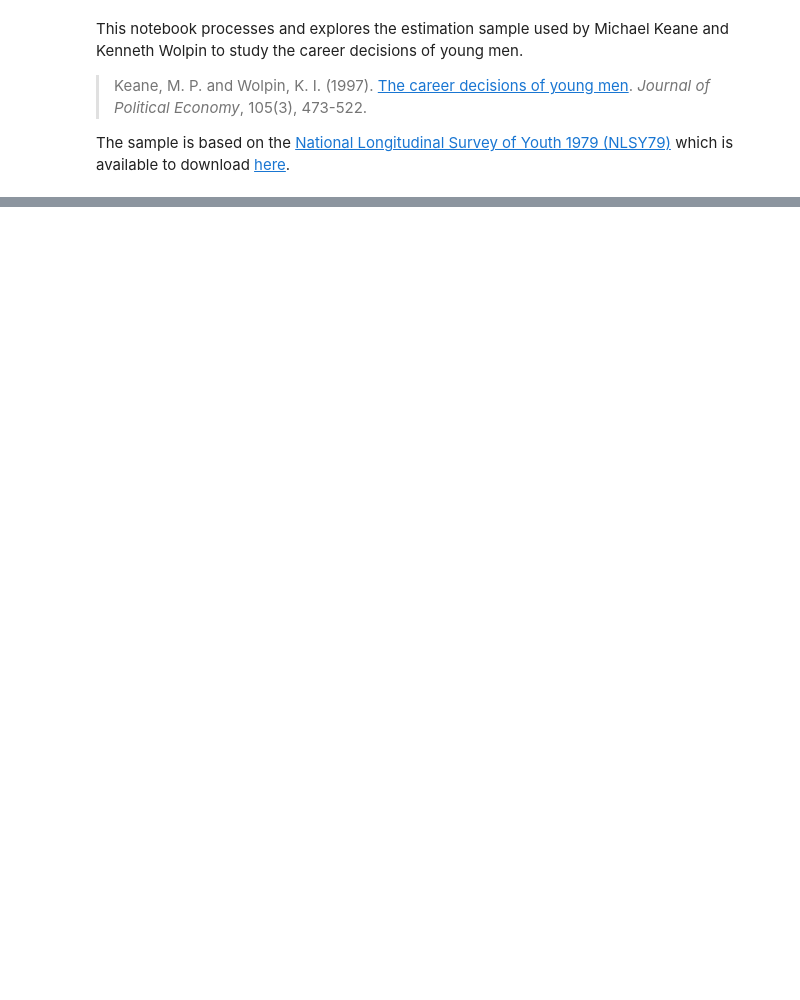
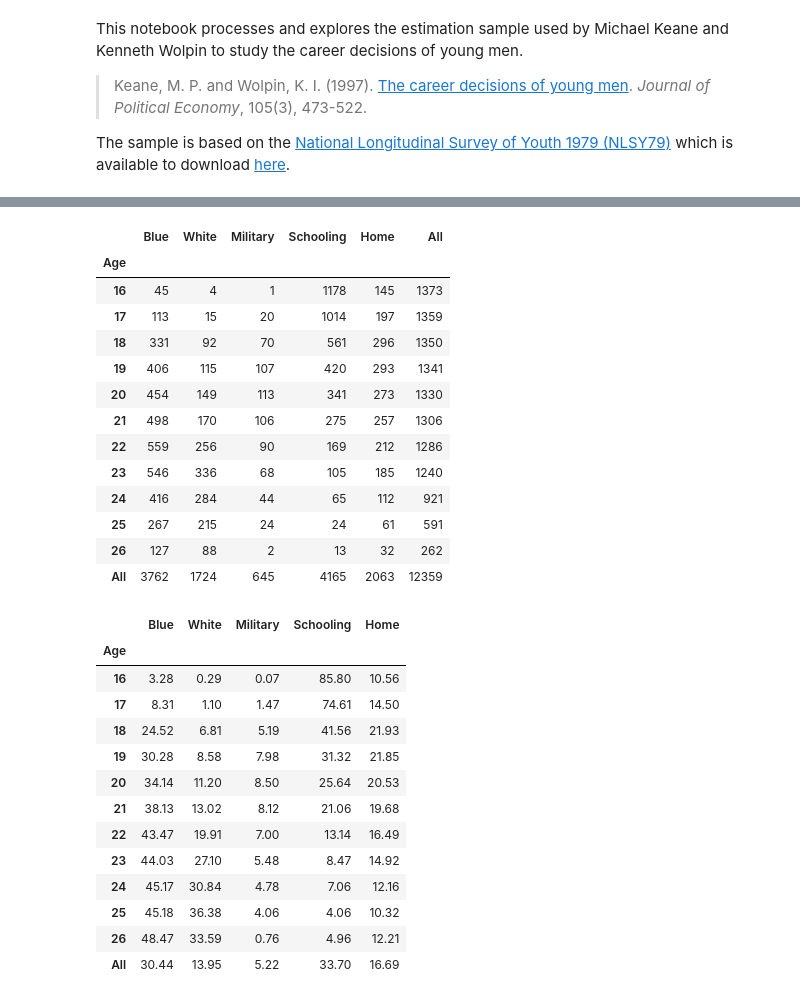
Before and after one commit to OpenSourceEconomics/ekw-data, a Jupyter notebook: career-decisions-data/explorations.ipynb, the cells around one changed output, grey strips where cells are left out. Cells and saved outputs as stored; diff of their text form; code cells hidden in the pictures; blank space fills up the shorter version.

```diff
--- a/career-decisions-data/explorations.ipynb
+++ b/career-decisions-data/explorations.ipynb
@@ -15,0 +32,6 @@ We first peform some basic preparations to ease further processing.
+# %%
+def display_side_by_side(*args):
+    html_str = ""
+    for df in args:
+        html_str += df.to_html()
+    display_html(html_str.replace("table", 'table style="display:inline"'), raw=True)
@@ -98,0 +183,31 @@ ct_choices
+# %%
+display_side_by_side(get_choices(df)["total"], get_choices(df)["share"])
+# %% [output]
+|  | Blue | White | Military | Schooling | Home | All |
+| Age |  |  |  |  |  |  |
+| 16 | 45 | 4 | 1 | 1178 | 145 | 1373 |
+| 17 | 113 | 15 | 20 | 1014 | 197 | 1359 |
+| 18 | 331 | 92 | 70 | 561 | 296 | 1350 |
+| 19 | 406 | 115 | 107 | 420 | 293 | 1341 |
+| 20 | 454 | 149 | 113 | 341 | 273 | 1330 |
+| 21 | 498 | 170 | 106 | 275 | 257 | 1306 |
+| 22 | 559 | 256 | 90 | 169 | 212 | 1286 |
+| 23 | 546 | 336 | 68 | 105 | 185 | 1240 |
+| 24 | 416 | 284 | 44 | 65 | 112 | 921 |
+| 25 | 267 | 215 | 24 | 24 | 61 | 591 |
+| 26 | 127 | 88 | 2 | 13 | 32 | 262 |
+| All | 3762 | 1724 | 645 | 4165 | 2063 | 12359 |
+|  | Blue | White | Military | Schooling | Home |
+| Age |  |  |  |  |  |
+| 16 | 3.28 | 0.29 | 0.07 | 85.80 | 10.56 |
+| 17 | 8.31 | 1.10 | 1.47 | 74.61 | 14.50 |
+| 18 | 24.52 | 6.81 | 5.19 | 41.56 | 21.93 |
+| 19 | 30.28 | 8.58 | 7.98 | 31.32 | 21.85 |
+| 20 | 34.14 | 11.20 | 8.50 | 25.64 | 20.53 |
+| 21 | 38.13 | 13.02 | 8.12 | 21.06 | 19.68 |
+| 22 | 43.47 | 19.91 | 7.00 | 13.14 | 16.49 |
+| 23 | 44.03 | 27.10 | 5.48 | 8.47 | 14.92 |
+| 24 | 45.17 | 30.84 | 4.78 | 7.06 | 12.16 |
+| 25 | 45.18 | 36.38 | 4.06 | 4.06 | 10.32 |
+| 26 | 48.47 | 33.59 | 0.76 | 4.96 | 12.21 |
+| All | 30.44 | 13.95 | 5.22 | 33.70 | 16.69 |
```
Also changed, not shown: parts of 36 cells of this notebook, 2 other files.
